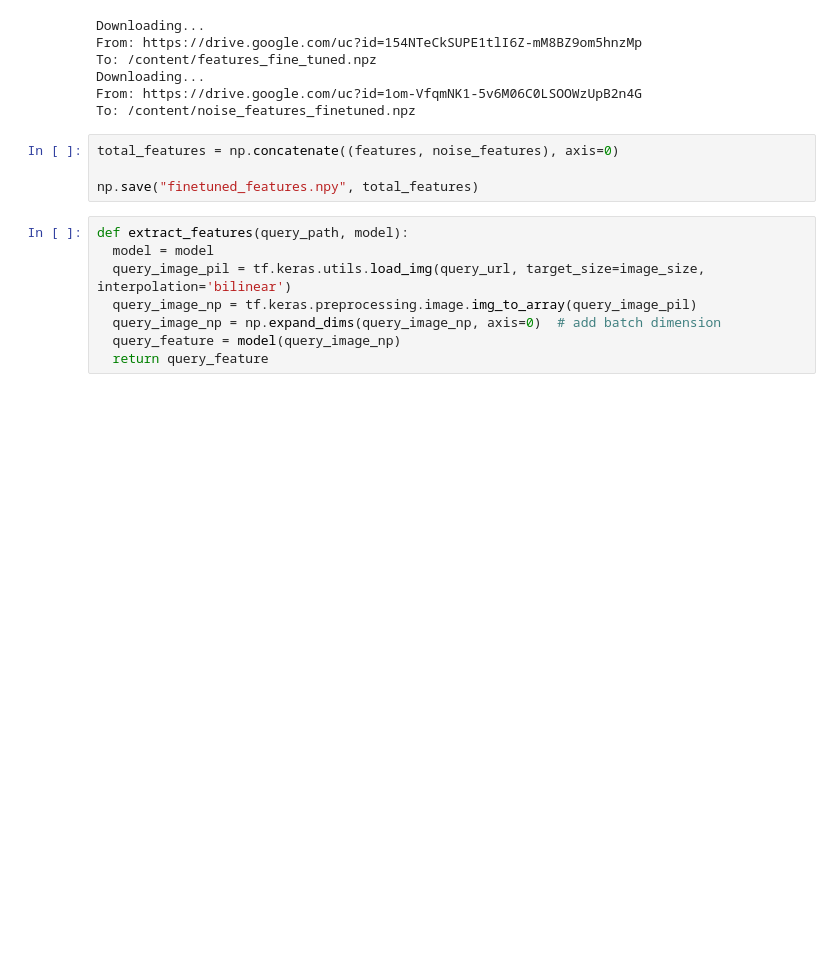
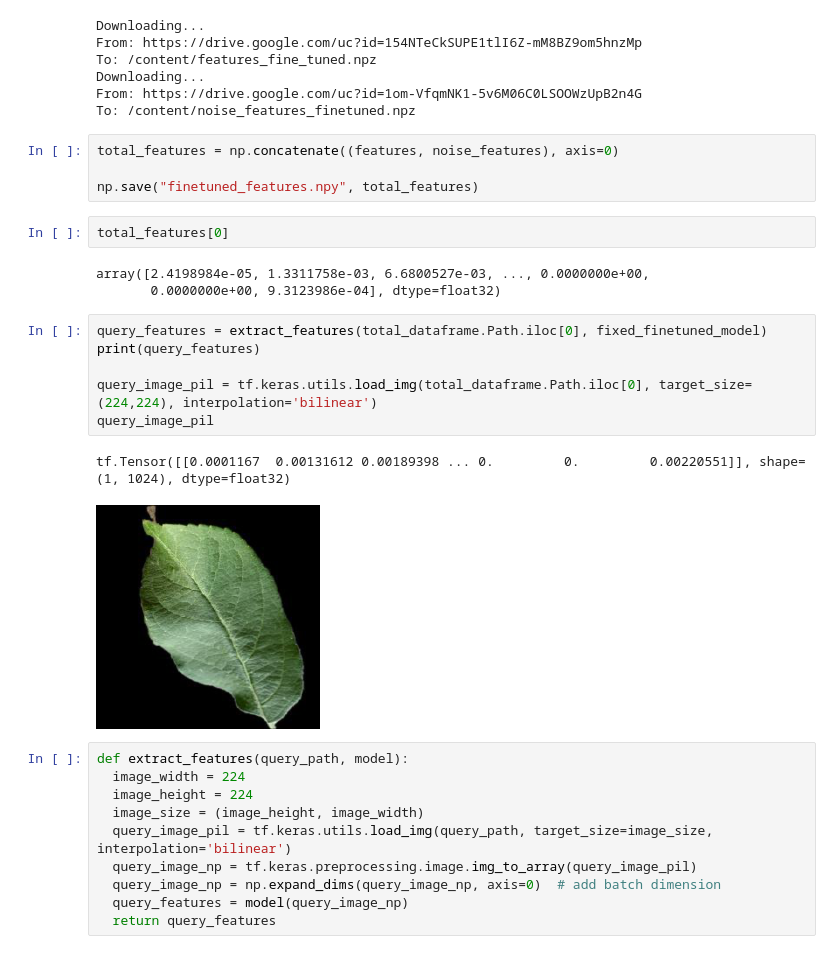
Before and after one commit to EdoardoMorucci/Plant-Leaves-Search-Engine---MIRCV, a Jupyter notebook: feature_extraction.ipynb, the cells around one changed output. Cells and saved outputs as stored; diff of their text form; blank space fills up the shorter version.

```diff
--- a/feature_extraction.ipynb
+++ b/feature_extraction.ipynb
@@ -269,11 +299,27 @@ To: /content/noise_features_finetuned.npz
 total_features = np.concatenate((features, noise_features), axis=0)
 
 np.save("finetuned_features.npy", total_features)
+# %%
+total_features[0]
+# %% [output]
+array([2.4198984e-05, 1.3311758e-03, 6.6800527e-03, ..., 0.0000000e+00,
+       0.0000000e+00, 9.3123986e-04], dtype=float32)
+# %%
+query_features = extract_features(total_dataframe.Path.iloc[0], fixed_finetuned_model)
+print(query_features)
+
+query_image_pil = tf.keras.utils.load_img(total_dataframe.Path.iloc[0], target_size=(224,224), interpolation='bilinear')
+query_image_pil
+# %% [output]
+tf.Tensor([[0.0001167  0.00131612 0.00189398 ... 0.         0.         0.00220551]], shape=(1, 1024), dtype=float32)
+[figure, added]
 # %%
 def extract_features(query_path, model):
-  model = model
-  query_image_pil = tf.keras.utils.load_img(query_url, target_size=image_size, interpolation='bilinear')
+  image_width = 224
+  image_height = 224
+  image_size = (image_height, image_width)
+  query_image_pil = tf.keras.utils.load_img(query_path, target_size=image_size, interpolation='bilinear')
   query_image_np = tf.keras.preprocessing.image.img_to_array(query_image_pil)
   query_image_np = np.expand_dims(query_image_np, axis=0)  # add batch dimension
-  query_feature = model(query_image_np)
-  return query_feature
+  query_features = model(query_image_np)
+  return query_features
```
Also changed, not shown: parts of 12 cells of this notebook.
